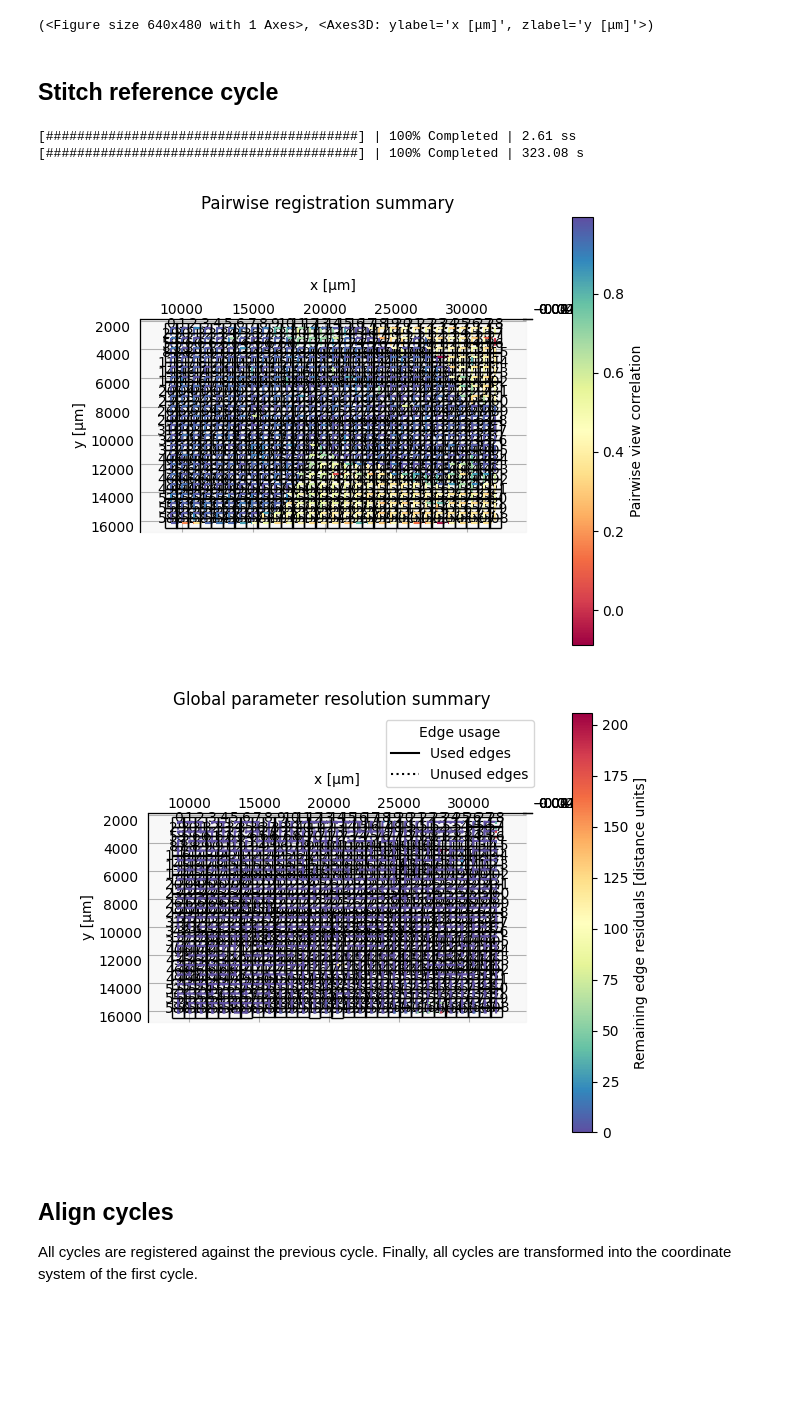
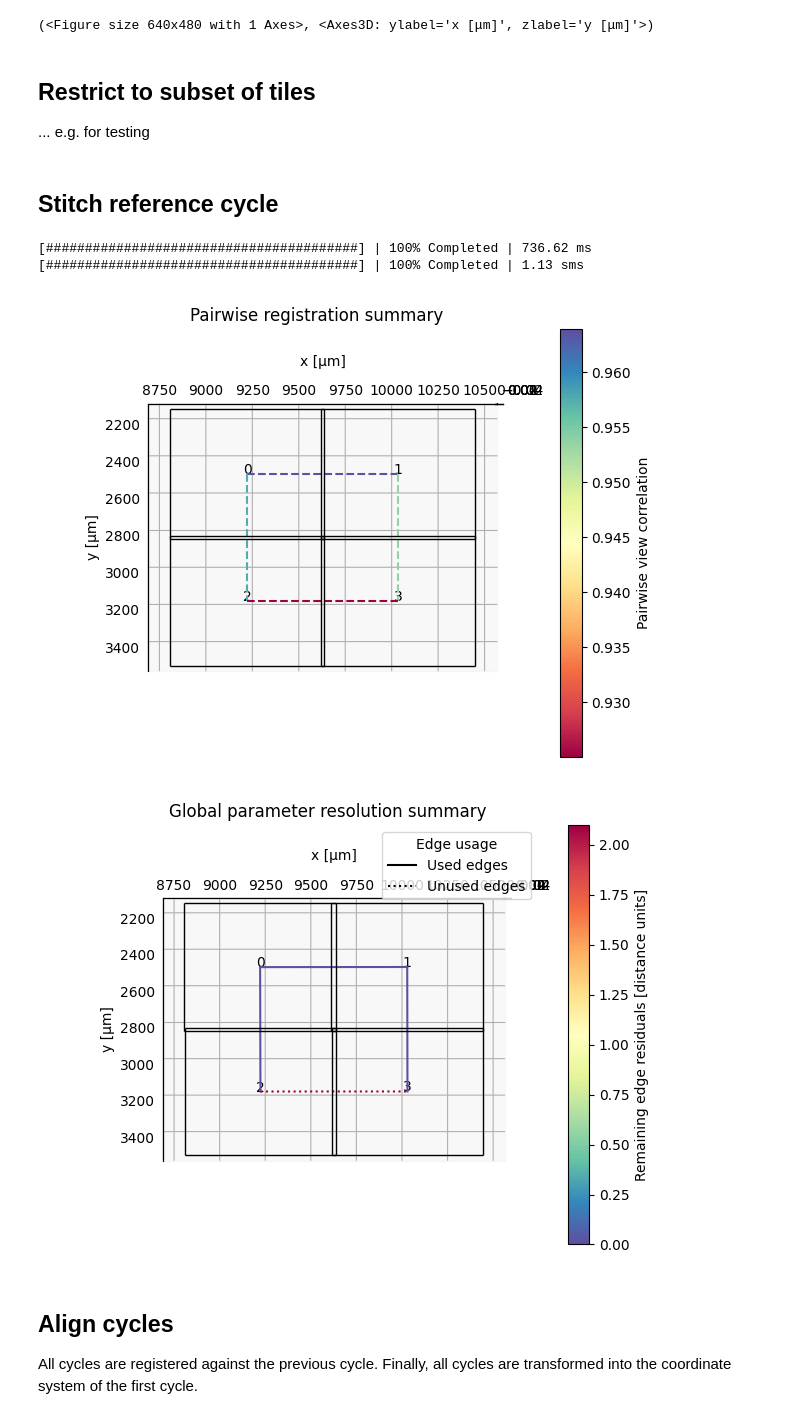
Before and after one commit to multiview-stitcher/multiview-stitcher, a Jupyter notebook: notebooks/stitch_and_register_ashlar_example_dataset.ipynb, the cells around one changed output. Drawn from its saved outputs; the diff is of its cells as text; code cells hidden in the pictures; blank space fills up the shorter version.

```diff
--- a/notebooks/stitch_and_register_ashlar_example_dataset.ipynb
+++ b/notebooks/stitch_and_register_ashlar_example_dataset.ipynb
@@ -114,26 +114,35 @@ Tile 607: position = {'y': 15787.374, 'x': 30730.344}
 Tile 608: position = {'y': 15787.374, 'x': 31542.344}
 [figure]
 (<Figure size 640x480 with 1 Axes>, <Axes3D: ylabel='x [μm]', zlabel='y [μm]'>)
+# %% [markdown]
+## Restrict to subset of tiles
+
+... e.g. for testing
+# %%
+# tile_indices = range(len(msimss[cycles[0]])) # all tiles
+
+tile_indices = [0, 1, 29, 30] # subset of tiles for testing, corresponding to the four upper left corner tiles
 # %% [markdown]
 ## Stitch reference cycle
 # %%
 with diagnostics.ProgressBar():
 
     params_stitch = registration.register(
-        msimss[cycles[0]],
+        # msimss[cycles[0]][:2],
+        [msimss[cycles[0]][i] for i in tile_indices], # subset of tiles for testing
         reg_channel=reg_channel,
         transform_key="ome",
         new_transform_key='stitch_reg',
         # registration_binning={dim: 2 for dim in sdims},
         plot_summary=True,
         groupwise_resolution_method='shortest_paths',
         pre_registration_pruning_method='keep_axis_aligned',
     )
 # %% [output]
-[########################################] | 100% Completed | 2.61 ss
-[########################################] | 100% Completed | 323.08 s
+[########################################] | 100% Completed | 736.62 ms
+[########################################] | 100% Completed | 1.13 sms
-[figure, old version]
+[figure, new version]
-[figure, old version]
+[figure, new version]
 # %% [markdown]
 ## Align cycles
 
```
Also changed, not shown: parts of 7 cells of this notebook.
